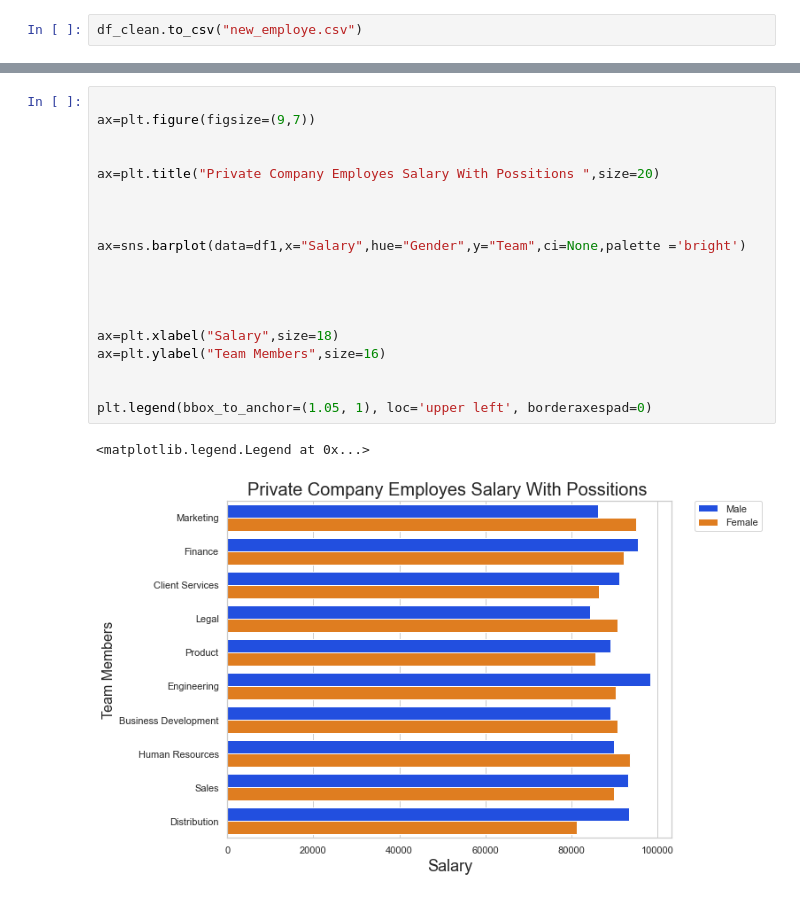
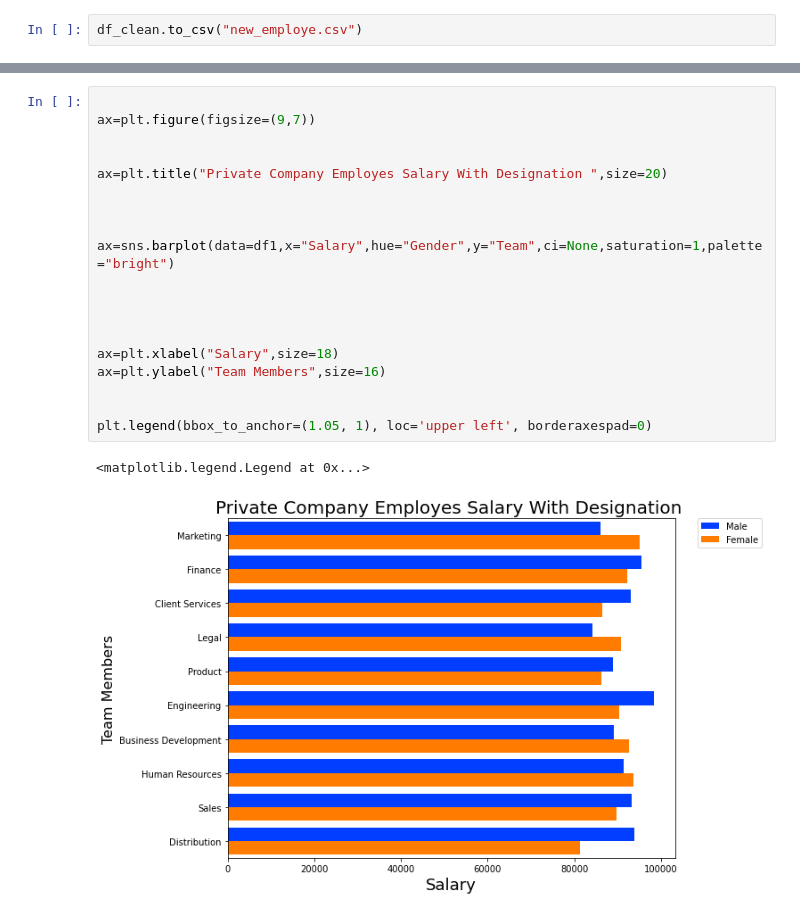
Before and after one commit to arzzahid66/practice_graph_python, a Jupyter notebook: company_practice.ipynb, the cells around one changed output, grey strips where cells are left out. Drawn from its saved outputs; the diff is of its cells as text.

```diff
--- a/company_practice.ipynb
+++ b/company_practice.ipynb
@@ -171,22 +171,22 @@ df1.head()
 # %%
 
 ax=plt.figure(figsize=(9,7))
 
 
-ax=plt.title("Private Company Employes Salary With Possitions ",size=20)
+ax=plt.title("Private Company Employes Salary With Designation ",size=20)
 
 
 
-ax=sns.barplot(data=df1,x="Salary",hue="Gender",y="Team",ci=None,palette ='bright')
+ax=sns.barplot(data=df1,x="Salary",hue="Gender",y="Team",ci=None,saturation=1,palette="bright")
 
 
 
 
 ax=plt.xlabel("Salary",size=18)
 ax=plt.ylabel("Team Members",size=16)
 
 
 plt.legend(bbox_to_anchor=(1.05, 1), loc='upper left', borderaxespad=0)
 # %% [output]
 <matplotlib.legend.Legend at 0x...>
-[figure, old version]
+[figure, new version]
```
Also changed, not shown: parts of 2 cells of this notebook.
